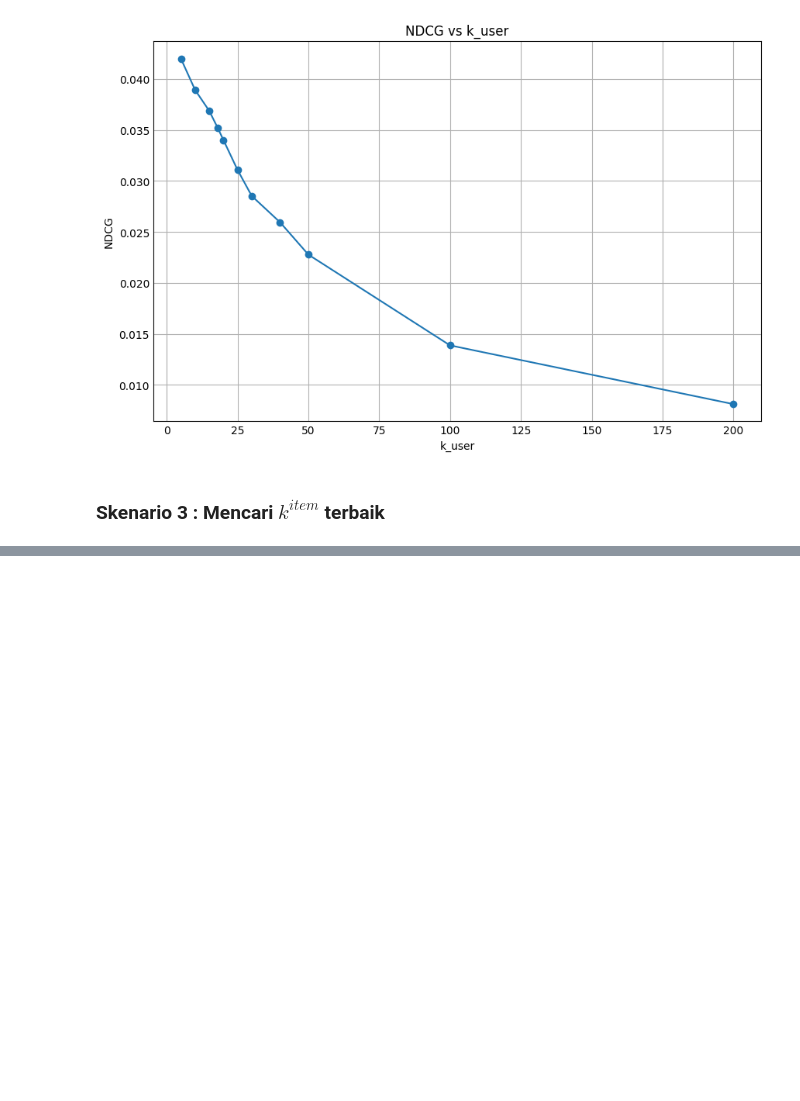
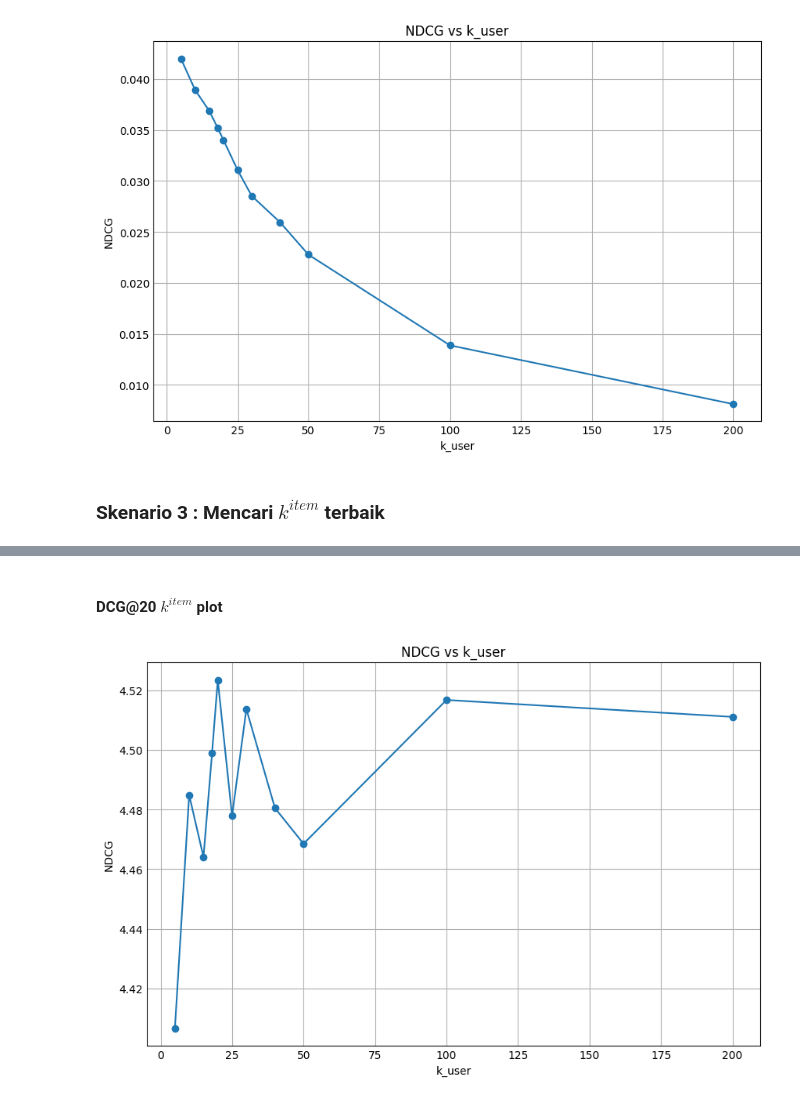
Before and after one commit to DimasDliyaurR/Hybrid-Collaborative-Filtering-HCF, a Jupyter notebook: main.ipynb, the cells around one changed output, grey strips where cells are left out. Drawn from its saved outputs; the diff is of its cells as text; code cells hidden in the pictures; blank space fills up the shorter version.

Commit message:
[ADD] Skenario

```diff
--- a/main.ipynb
+++ b/main.ipynb
@@ -447,3 +462,33 @@ param = {
         }
 
 skenario_kedua = EksperimenHCF("data/ml-100k",object=S.TI,k_user=param["k_user"],k_item=param["k_item"],gamma=param["gamma"],alpha_1=param["alpha_1"],alpha_2=param["alpha_2"],path_file="Eksperimen/tversky_index/FBO_K_item.joblib",N=20,n=20)
+# %%
+import numpy as np
+
+n = 20
+idcg = np.array([sum(np.array([sum(1/np.log2(np.arange(2,n+2))) for n in range(1,n+1)])) for i in range(1,n+1)])
+k_item = [5,10,15,18,20,25,30,40,50,100,200]
+
+
+ti_mean_dcg_k_item_fold = []
+ti_mean_ndcg_k_item_fold = []
+ti_mean_dcg_k_item = []
+ti_mean_ndcg_k_item = []
+
+for k_item_index in k_item :
+
+    skenario_kedua_k_user = skenario_kedua.result_skenario[0.7][5][k_item_index][0.1][0]
+    mean_dcg_per_fold = []
+    mean_ndcg_per_fold = []
+
+    for i in range(len(skenario_kedua_k_user)) :
+        mean_dcg_per_fold += [sum(skenario_kedua_k_user[i])/len(skenario_kedua_k_user[i])]
+        mean_ndcg_per_fold += [sum(np.array(skenario_kedua_k_user[i])/idcg[n-1])/len(skenario_kedua_k_user[i])]
+
+    mean_dcg_per_fold += [sum(mean_dcg_per_fold)/len(skenario_kedua_k_user)]
+    mean_ndcg_per_fold += [sum(mean_ndcg_per_fold)/len(skenario_kedua_k_user)]
+
+    ti_mean_dcg_k_item_fold += [mean_dcg_per_fold]
+    ti_mean_ndcg_k_item_fold += [mean_ndcg_per_fold]
+    ti_mean_dcg_k_item += [[k_item_index,30,sum(mean_dcg_per_fold)/len(skenario_kedua_k_user)]]
+    ti_mean_ndcg_k_item += [[k_item_index,30,sum(mean_ndcg_per_fold)/len(skenario_kedua_k_user)]]
@@ -449,0 +537,18 @@ skenario_kedua = EksperimenHCF("data/ml-100k",object=S.TI,k_user=param["k_user"]
+# %% [markdown]
+#### DCG@20 $k^{item}$ plot
+# %%
+import pandas as pd
+
+df = pd.DataFrame(ti_mean_dcg_k_item, index=[i for i in range(1, len(mean_ndcg) + 1)], columns=["k_user", "k_item", "NDCG"])
+
+import matplotlib.pyplot as plt
+
+plt.figure(figsize=(8, 5))
+plt.plot([5,10,15,18,20,25,30,40,50,100,200], df["NDCG"], marker='o')
+plt.xlabel("k_user")
+plt.ylabel("NDCG")
+plt.title("NDCG vs k_user")
+plt.grid(True)
+plt.show()
+# %% [output]
+[figure, added]
```
Also changed, not shown: parts of 17 cells of this notebook, 1 other file.
